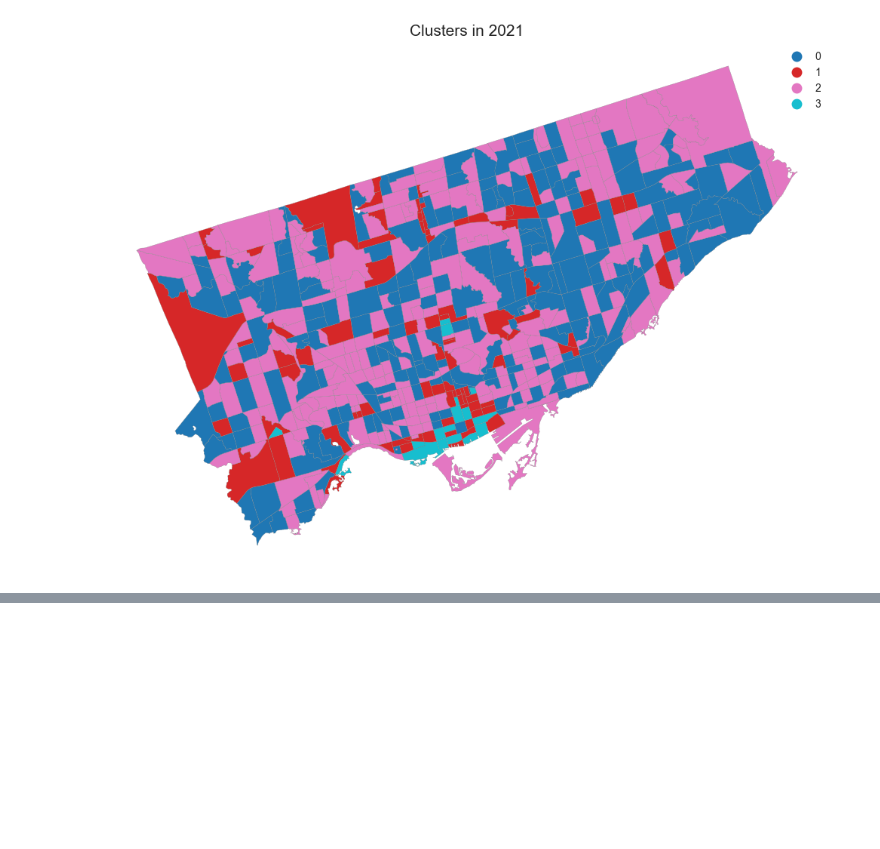
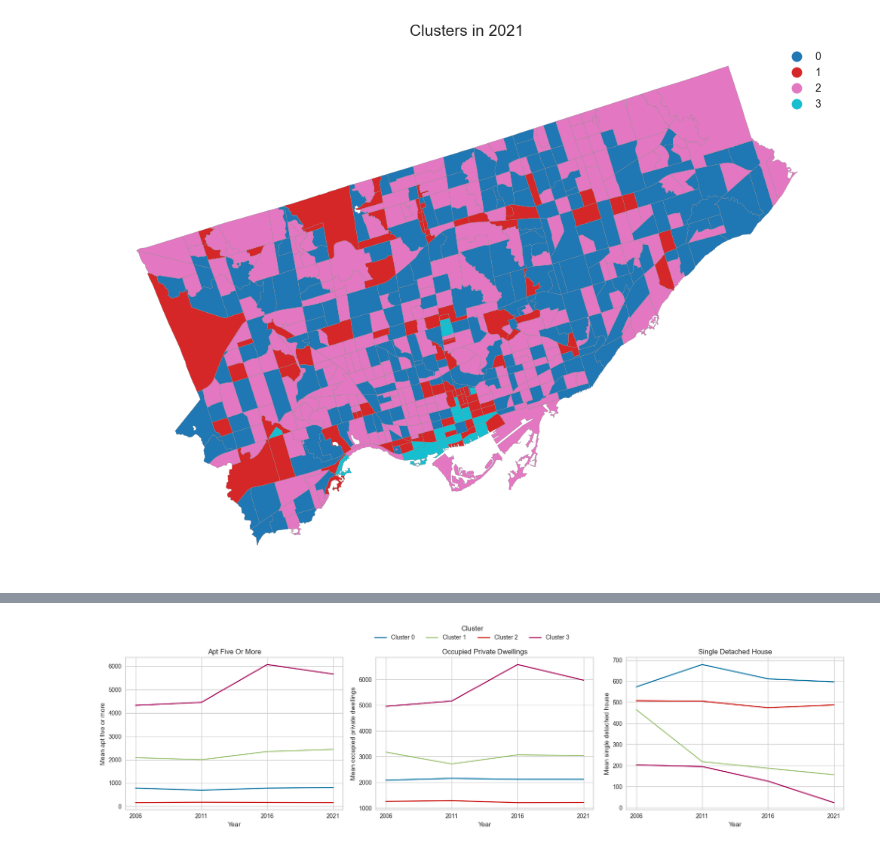
Before and after one commit to ecorbin567/piccard2, a Jupyter notebook: docs/abdulmohseen_experiments.ipynb, the cells around one changed output, grey strips where cells are left out. Saved outputs shown, nothing was run; the diff lists cells and outputs as text; code cells hidden in the pictures; blank space fills up the shorter version.

Commit message:
enhancing the visual methods

```diff
--- a/docs/abdulmohseen_experiments.ipynb
+++ b/docs/abdulmohseen_experiments.ipynb
@@ -596,0 +265,41 @@ radar_chart_all_clusters(2021)
+# %%
+def plot_line_means(
+    means_all: pd.DataFrame,
+    years: list,
+    base_cols: list,
+    figsize: tuple = (18, 5)
+) -> plt.Figure:
+    """
+    Plot line charts of mean variable values per cluster across years.
+    """
+    fig, axes = plt.subplots(1, len(base_cols), figsize=figsize, squeeze=False)
+    axes = axes.flatten()
+
+    for ax, var in zip(axes, base_cols):
+        df_var = means_all[var]
+        for cluster in df_var.index:
+            ax.plot(
+                df_var.columns.astype(int),
+                df_var.loc[cluster],
+                label=f'Cluster {cluster}'
+            )
+        ax.set_title(var.replace('_', ' ').title())
+        ax.set_xlabel('Year')
+        ax.set_ylabel(f"Mean {var.replace('_', ' ')}")
+        ax.set_xticks(years)
+        ax.set_xticklabels([str(y) for y in years])
+
+    handles, labels = axes[0].get_legend_handles_labels()
+    fig.legend(
+        handles, labels,
+        title='Cluster',
+        loc='upper center',
+        ncols=len(labels),
+        bbox_to_anchor=(0.5, 1.02)
+    )
+    plt.tight_layout(rect=[0, 0, 1, 0.92])
+    return fig
+# %%
+columns = ['shape area', 'population','apt_five_or_more', 'occupied_private_dwellings','single_detached_house']
+means_all = compute_means_all(network_table, ['2006', '2011', '2016', '2021'],columns)
+plot_line_means(means_all, years, ['shape area', 'population']).show()
@@ -596,0 +308,4 @@ radar_chart_all_clusters(2021)
+# %%
+plot_line_means(means_all, years, ['apt_five_or_more', 'occupied_private_dwellings','single_detached_house']).show()
+# %% [output]
+[figure, added]
```
Also changed, not shown: parts of 19 cells of this notebook.
